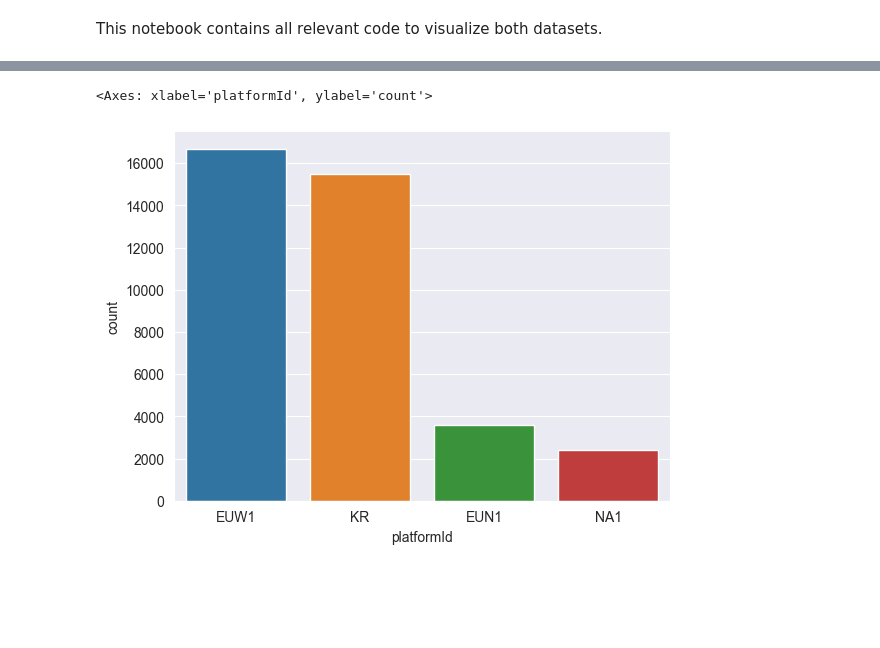
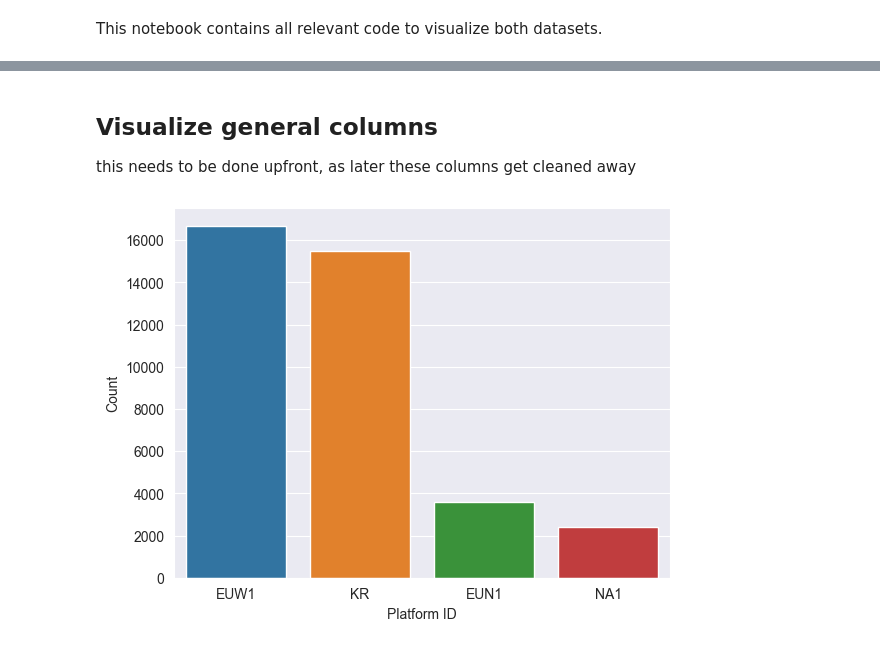
Before and after one commit to MoritzPalm/LeagueOfLegendsWinPrediction, a Jupyter notebook: Exploration/datasetViz.ipynb, the cells around one changed output, grey strips where cells are left out. Saved outputs shown, nothing was run; the diff lists cells and outputs as text; code cells hidden in the pictures; blank space fills up the shorter version.

```diff
--- a/Exploration/datasetViz.ipynb
+++ b/Exploration/datasetViz.ipynb
@@ -43,6 +65,11 @@ df_static.head()
+# %% [markdown]
+## Visualize general columns
+
+this needs to be done upfront, as later these columns get cleaned away
 # %%
 # plot platforId distribution
-sns.countplot(x='platformId', data=df_static)
+ax = sns.countplot(x='platformId', data=df_static)
+ax.set(xlabel='Platform ID', ylabel='Count')
+plt.savefig('thesis/images/platformId_distribution.pgf')
 # %% [output]
-<Axes: xlabel='platformId', ylabel='count'>
-[figure, old version]
+[figure, new version]
```
Also changed, not shown: parts of 15 cells of this notebook, 11 other files.
